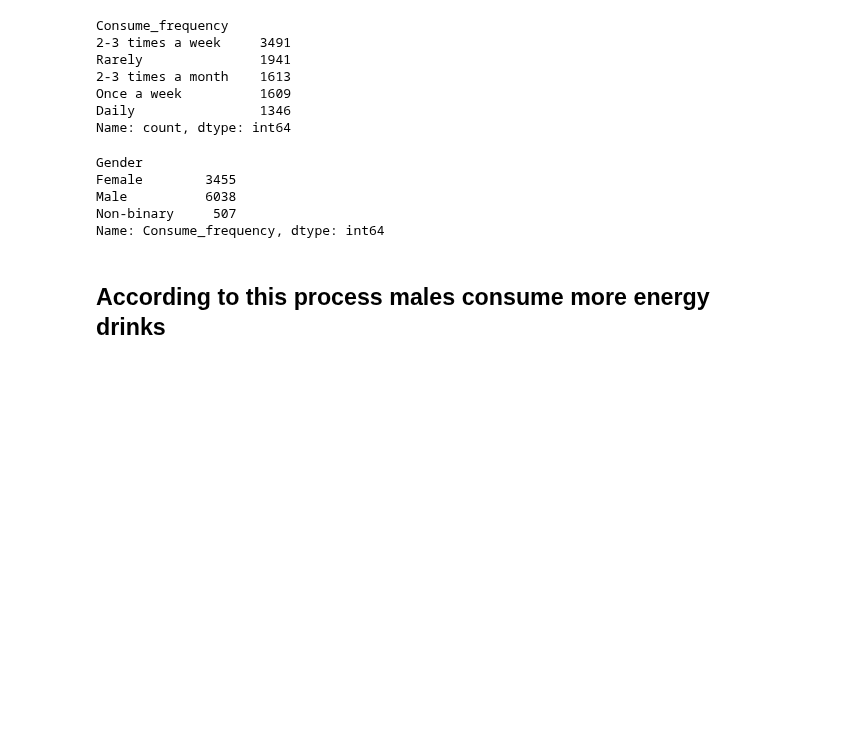
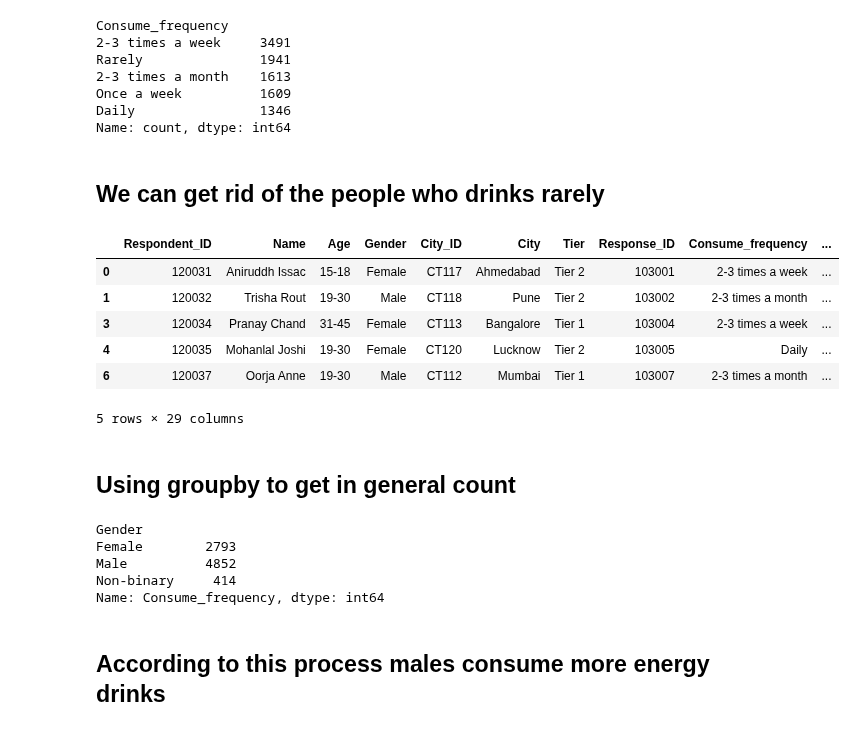
Before and after one commit to sourabhms66/Food_-_Beverage_Marketing, a Jupyter notebook: codes.ipynb, the cells around one changed output. Drawn from its saved outputs; the diff is of its cells as text; code cells hidden in the pictures; blank space fills up the shorter version.

```diff
--- a/codes.ipynb
+++ b/codes.ipynb
@@ -119,13 +119,29 @@ Rarely               1941
 Once a week          1609
 Daily                1346
 Name: count, dtype: int64
+# %% [markdown]
+## We can get rid of the people who drinks rarely
+# %%
+df_drinks_more = df.query("Consume_frequency!='Rarely'")
+# %%
+df_drinks_more.head()
+# %% [output]
+|  | Respondent_ID | Name | Age | Gender | City_ID | City | Tier | Response_ID | Consume_frequency | ... |
+| 0 | 120031 | Aniruddh Issac | 15-18 | Female | CT117 | Ahmedabad | Tier 2 | 103001 | 2-3 times a week | ... |
+| 1 | 120032 | Trisha Rout | 19-30 | Male | CT118 | Pune | Tier 2 | 103002 | 2-3 times a month | ... |
+| 3 | 120034 | Pranay Chand | 31-45 | Female | CT113 | Bangalore | Tier 1 | 103004 | 2-3 times a week | ... |
+| 4 | 120035 | Mohanlal Joshi | 19-30 | Female | CT120 | Lucknow | Tier 2 | 103005 | Daily | ... |
+| 6 | 120037 | Oorja Anne | 19-30 | Male | CT112 | Mumbai | Tier 1 | 103007 | 2-3 times a month | ... |
+5 rows × 29 columns
+# %% [markdown]
+## Using groupby to get in general count
 # %%
-df.groupby(['Gender'])['Consume_frequency'].count()
+df_drinks_more.groupby(['Gender'])['Consume_frequency'].count()
 # %% [output]
 Gender
-Female        3455
-Male          6038
-Non-binary     507
+Female        2793
+Male          4852
+Non-binary     414
 Name: Consume_frequency, dtype: int64
 # %% [markdown]
 ## According to this process males consume more energy drinks
```
Also changed, not shown: parts of 1 cell of this notebook.
